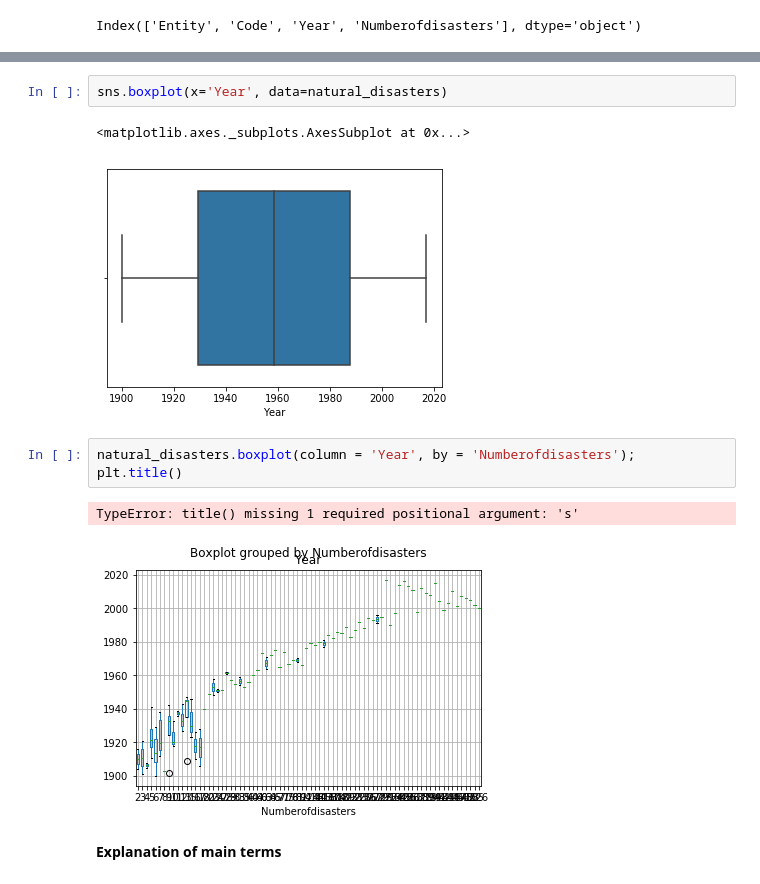
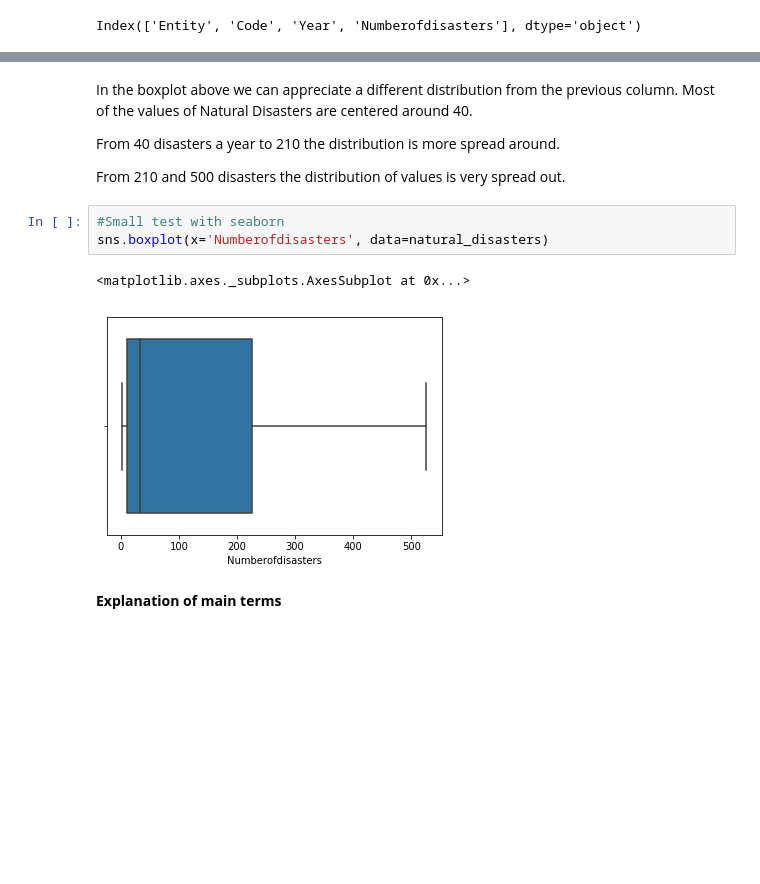
Before and after one commit to Nayade2lu/fundamentals-project, a Jupyter notebook: Fundamentals of data analysis Project.ipynb, the cells around one changed output, grey strips where cells are left out. Drawn from its saved outputs; the diff is of its cells as text; blank space fills up the shorter version.

Commit message:
terminology, comparison boxplot to alternatives, remove seaborn

```diff
--- a/Fundamentals of data analysis Project.ipynb
+++ b/Fundamentals of data analysis Project.ipynb
@@ -143,13 +158,14 @@ plt.boxplot(natural_disasters.Year, vert=False)
+# %% [markdown]
+In the boxplot above we can appreciate a different distribution from the previous column. Most of the values of Natural Disasters are centered around 40.
+
+From 40 disasters a year to 210 the distribution is more spread around.
+
+From 210 and 500 disasters the distribution of values is very spread out.
 # %%
-sns.boxplot(x='Year', data=natural_disasters)
+#Small test with seaborn
+sns.boxplot(x='Numberofdisasters', data=natural_disasters)
 # %% [output]
 <matplotlib.axes._subplots.AxesSubplot at 0x...>
-[figure, old version]
+[figure, new version]
-# %%
-natural_disasters.boxplot(column = 'Year', by = 'Numberofdisasters');
-plt.title()
-# %% [output]
-TypeError: title() missing 1 required positional argument: 's'
-[figure, removed]
 # %% [markdown]
 **Explanation of main terms**
```
Also changed, not shown: parts of 20 cells of this notebook, 1 other file.
